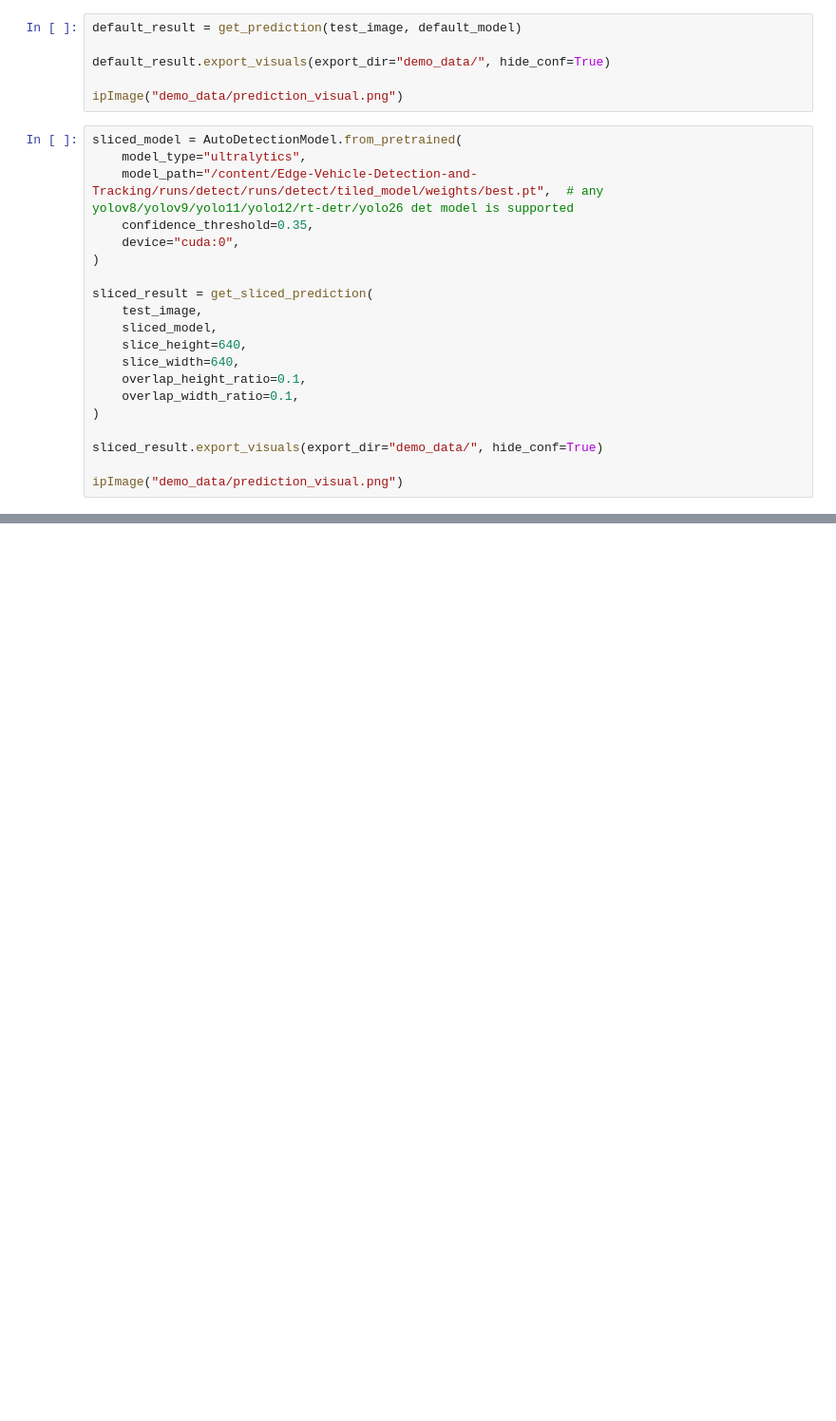
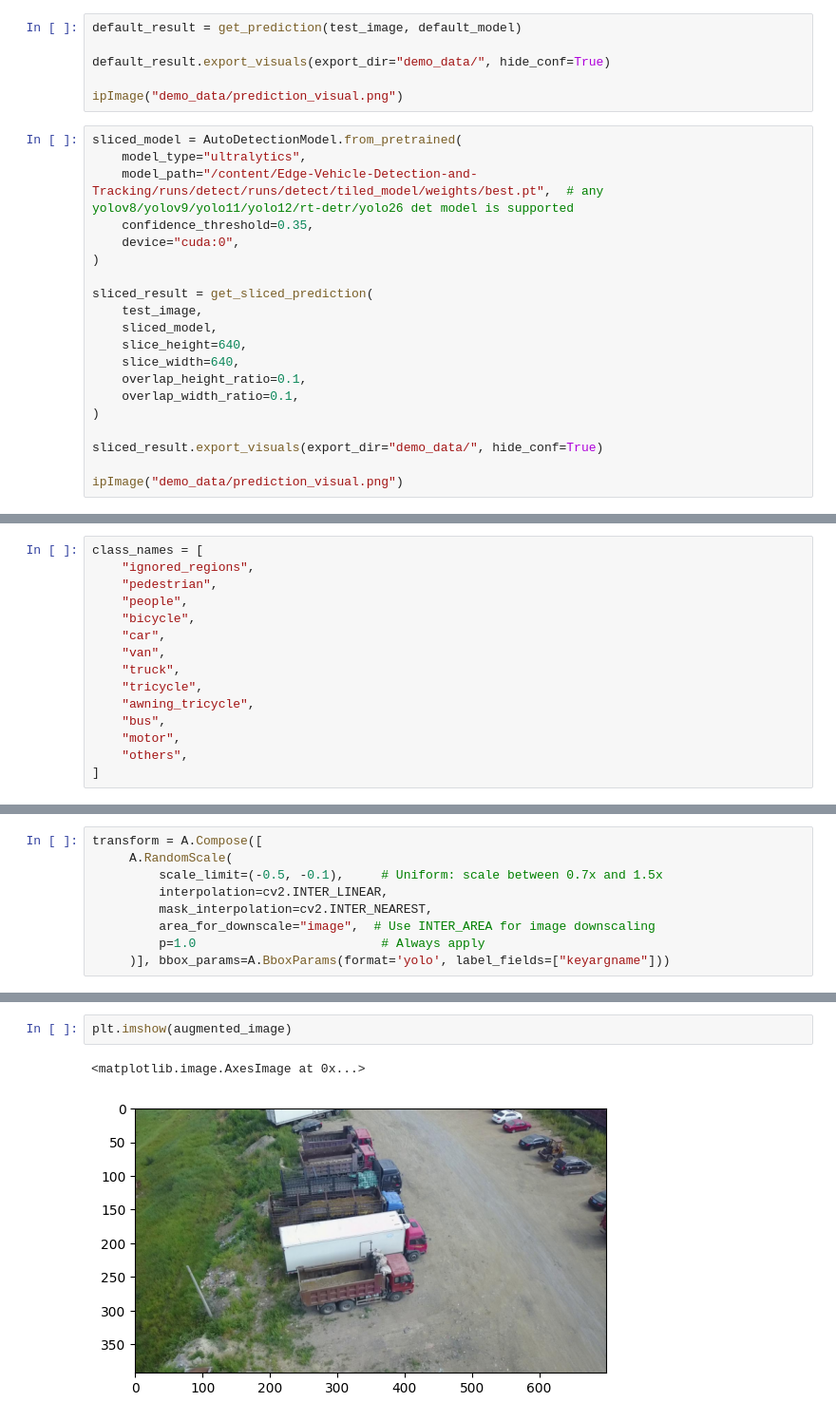
Before and after one commit to DavidIlnytskyi/Edge-Vehicle-Detection-and-Tracking, a Jupyter notebook: model_work.ipynb, the cells around one changed output, grey strips where cells are left out. Shown at 95% size. Drawn from its saved outputs; the diff is of its cells as text; blank space fills up the shorter version.

```diff
--- a/model_work.ipynb
+++ b/model_work.ipynb
@@ -435,0 +571,15 @@ ipImage("demo_data/prediction_visual.png")
+# %%
+class_names = [
+    "ignored_regions",
+    "pedestrian",
+    "people",
+    "bicycle",
+    "car",
+    "van",
+    "truck",
+    "tricycle",
+    "awning_tricycle",
+    "bus",
+    "motor",
+    "others",
+]
@@ -435,0 +590,9 @@ ipImage("demo_data/prediction_visual.png")
+# %%
+transform = A.Compose([
+     A.RandomScale(
+         scale_limit=(-0.5, -0.1),     # Uniform: scale between 0.7x and 1.5x
+         interpolation=cv2.INTER_LINEAR,
+         mask_interpolation=cv2.INTER_NEAREST,
+         area_for_downscale="image",  # Use INTER_AREA for image downscaling
+         p=1.0                         # Always apply
+     )], bbox_params=A.BboxParams(format='yolo', label_fields=["keyargname"]))
@@ -435,0 +615,5 @@ ipImage("demo_data/prediction_visual.png")
+# %%
+plt.imshow(augmented_image)
+# %% [output]
+<matplotlib.image.AxesImage at 0x...>
+[figure, added]
```
Also changed, not shown: parts of 34 cells of this notebook, 1 other file.
